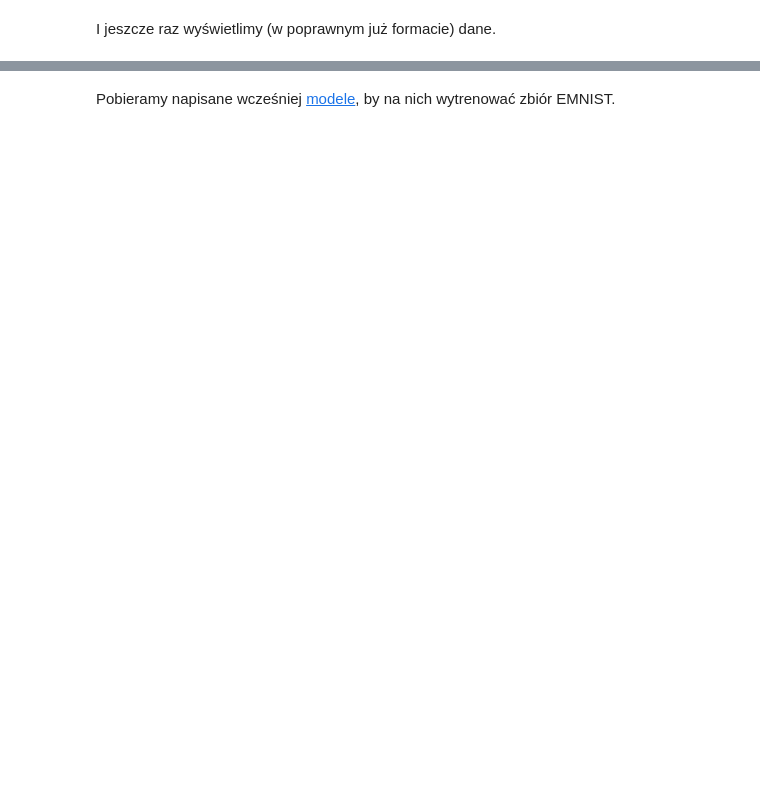
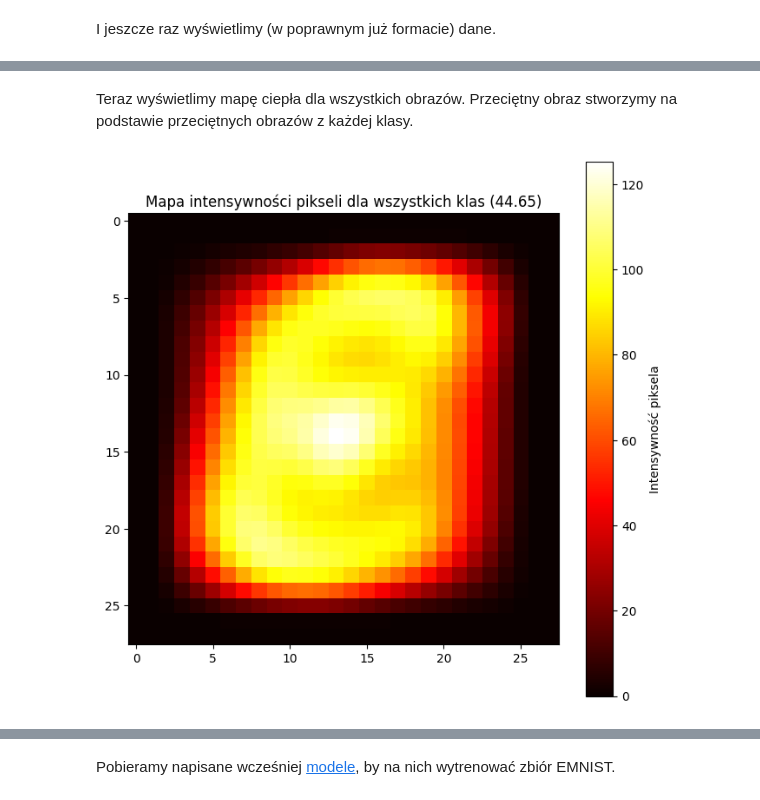
Before and after one commit to dziobex/emnist, a Jupyter notebook: note.ipynb, the cells around one changed output, grey strips where cells are left out. Saved outputs shown, nothing was run; the diff lists cells and outputs as text; code cells hidden in the pictures; blank space fills up the shorter version.

```diff
--- a/note.ipynb
+++ b/note.ipynb
@@ -172,0 +233,12 @@ plt.show()
+# %% [markdown]
+Teraz wyświetlimy mapę ciepła dla wszystkich obrazów. Przeciętny obraz stworzymy na podstawie przeciętnych obrazów z każdej klasy.
+# %%
+average_image = np.mean(list(average_images.values()), axis=0)
+
+plt.figure(figsize=(8, 8))
+plt.imshow(average_image, cmap='hot', interpolation='nearest')
+plt.colorbar(label='Intensywność piksela')
+plt.title(f'Mapa intensywności pikseli dla wszystkich klas ({np.mean(average_image):.2f})')
+plt.show()
+# %% [output]
+[figure, added]
```
Also changed, not shown: parts of 35 cells of this notebook, 1 other file.
